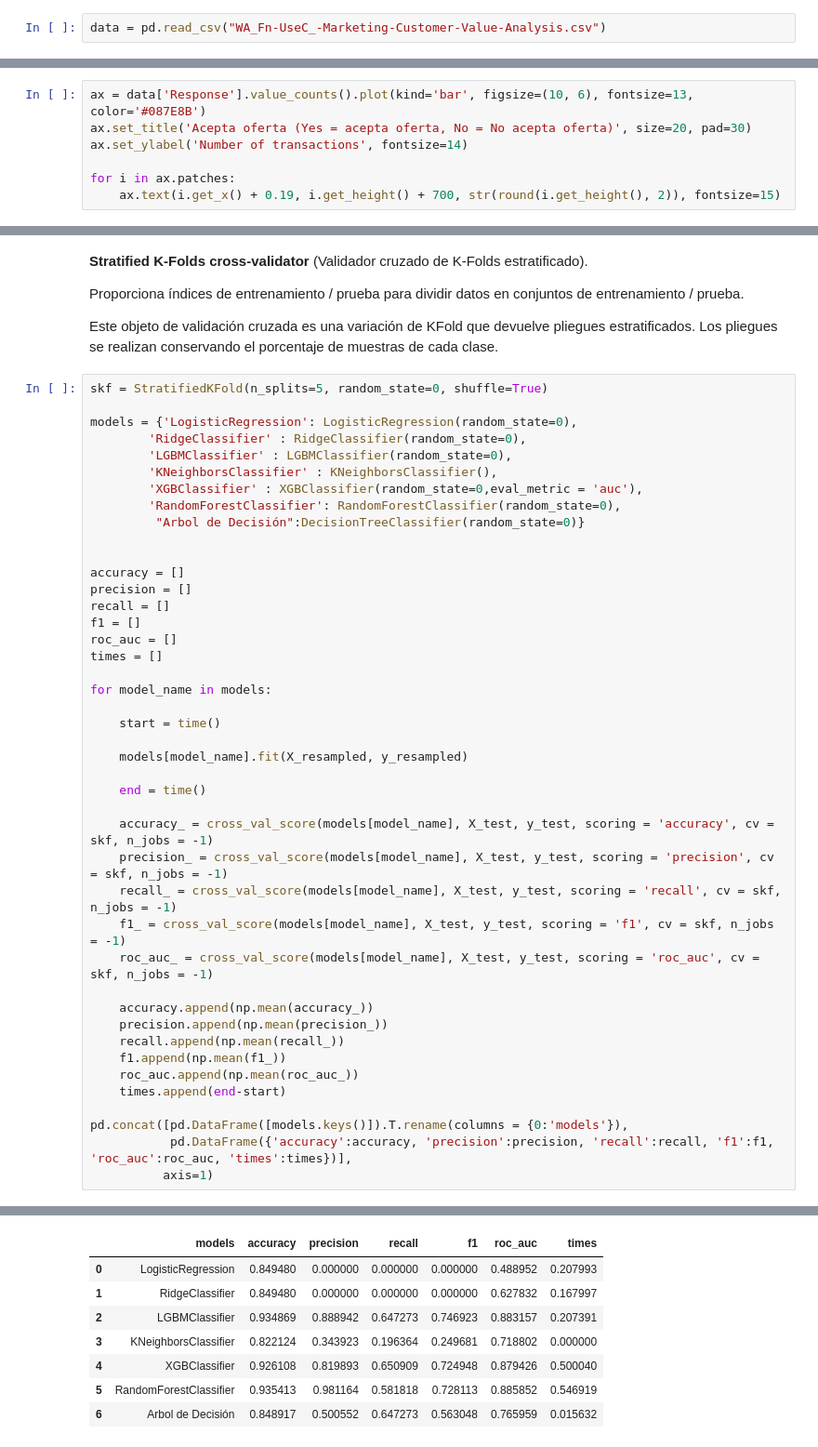
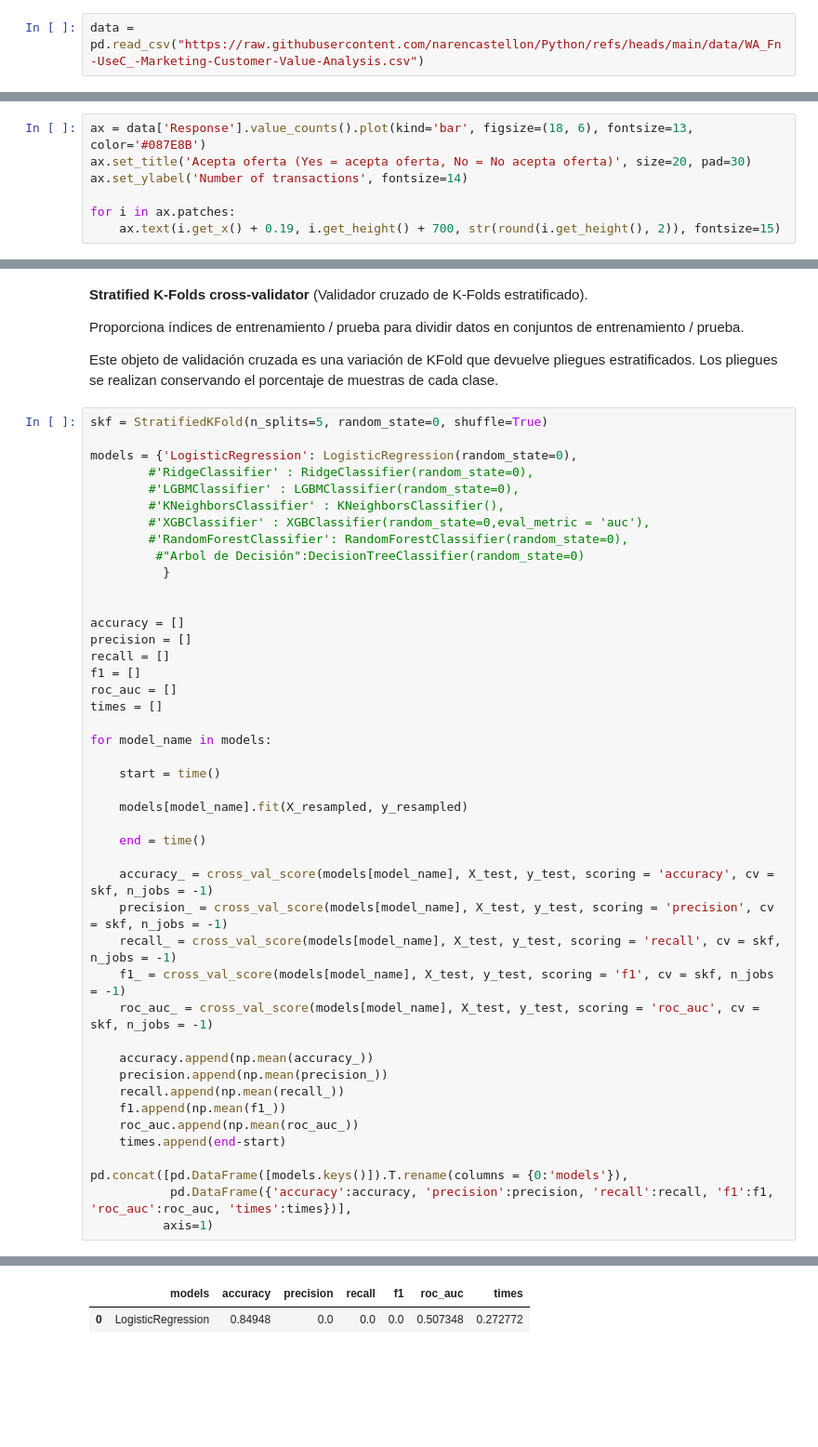
Before and after one commit to narencastellon/Python, a Jupyter notebook: 2. car-insurance-sales-supervised-machine-learning.ipynb, the cells around one changed output, grey strips where cells are left out. Shown at 93% size. Drawn from its saved outputs; the diff is of its cells as text; blank space fills up the shorter version.

```diff
--- a/2. car-insurance-sales-supervised-machine-learning.ipynb
+++ b/2. car-insurance-sales-supervised-machine-learning.ipynb
@@ -38,6 +52,6 @@ Este es un conjunto de datos IBM Watson Analytics. Este conjunto de datos nos br
 
 Vamos a utilizar análisis predictivo para analizar los clientes más importante y rentables y como estos interactúan. Realizaremos acciones específicas para aumentar la respuesta, la retención y el crecimiento rentable de los clientes
 # %%
-data = pd.read_csv("WA_Fn-UseC_-Marketing-Customer-Value-Analysis.csv")
+data = pd.read_csv("https://raw.githubusercontent.com/narencastellon/Python/refs/heads/main/data/WA_Fn-UseC_-Marketing-Customer-Value-Analysis.csv")
 # %%
 data.head()
@@ -129,7 +78,7 @@ Ahora hagamos EDA con algunos gráficos geniales :) Primero veremos cómo se dis
 import warnings
 warnings.filterwarnings('ignore')
 # %%
-ax = data['Response'].value_counts().plot(kind='bar', figsize=(10, 6), fontsize=13, color='#087E8B')
+ax = data['Response'].value_counts().plot(kind='bar', figsize=(18, 6), fontsize=13, color='#087E8B')
 ax.set_title('Acepta oferta (Yes = acepta oferta, No = No acepta oferta)', size=20, pad=30)
 ax.set_ylabel('Number of transactions', fontsize=14)
 
@@ -690,12 +431,13 @@ Este objeto de validación cruzada es una variación de KFold que devuelve plieg
 skf = StratifiedKFold(n_splits=5, random_state=0, shuffle=True)
 
 models = {'LogisticRegression': LogisticRegression(random_state=0),
-        'RidgeClassifier' : RidgeClassifier(random_state=0),
-        'LGBMClassifier' : LGBMClassifier(random_state=0),
-        'KNeighborsClassifier' : KNeighborsClassifier(),
-        'XGBClassifier' : XGBClassifier(random_state=0,eval_metric = 'auc'),
-        'RandomForestClassifier': RandomForestClassifier(random_state=0),
-         "Arbol de Decisión":DecisionTreeClassifier(random_state=0)}
+        #'RidgeClassifier' : RidgeClassifier(random_state=0),
+        #'LGBMClassifier' : LGBMClassifier(random_state=0),
+        #'KNeighborsClassifier' : KNeighborsClassifier(),
+        #'XGBClassifier' : XGBClassifier(random_state=0,eval_metric = 'auc'),
+        #'RandomForestClassifier': RandomForestClassifier(random_state=0),
+         #"Arbol de Decisión":DecisionTreeClassifier(random_state=0)
+          }
 
 
 accuracy = []
@@ -733,8 +492,2 @@ pd.concat([pd.DataFrame([models.keys()]).T.rename(columns = {0:'models'}),
 |  | models | accuracy | precision | recall | f1 | roc_auc | times |
-| 0 | LogisticRegression | 0.849480 | 0.000000 | 0.000000 | 0.000000 | 0.488952 | 0.207993 |
-| 1 | RidgeClassifier | 0.849480 | 0.000000 | 0.000000 | 0.000000 | 0.627832 | 0.167997 |
-| 2 | LGBMClassifier | 0.934869 | 0.888942 | 0.647273 | 0.746923 | 0.883157 | 0.207391 |
-| 3 | KNeighborsClassifier | 0.822124 | 0.343923 | 0.196364 | 0.249681 | 0.718802 | 0.000000 |
-| 4 | XGBClassifier | 0.926108 | 0.819893 | 0.650909 | 0.724948 | 0.879426 | 0.500040 |
-| 5 | RandomForestClassifier | 0.935413 | 0.981164 | 0.581818 | 0.728113 | 0.885852 | 0.546919 |
-| 6 | Arbol de Decisión | 0.848917 | 0.500552 | 0.647273 | 0.563048 | 0.765959 | 0.015632 |
+| 0 | LogisticRegression | 0.84948 | 0.0 | 0.0 | 0.0 | 0.507348 | 0.272772 |
```
Also changed, not shown: parts of 54 cells of this notebook.
